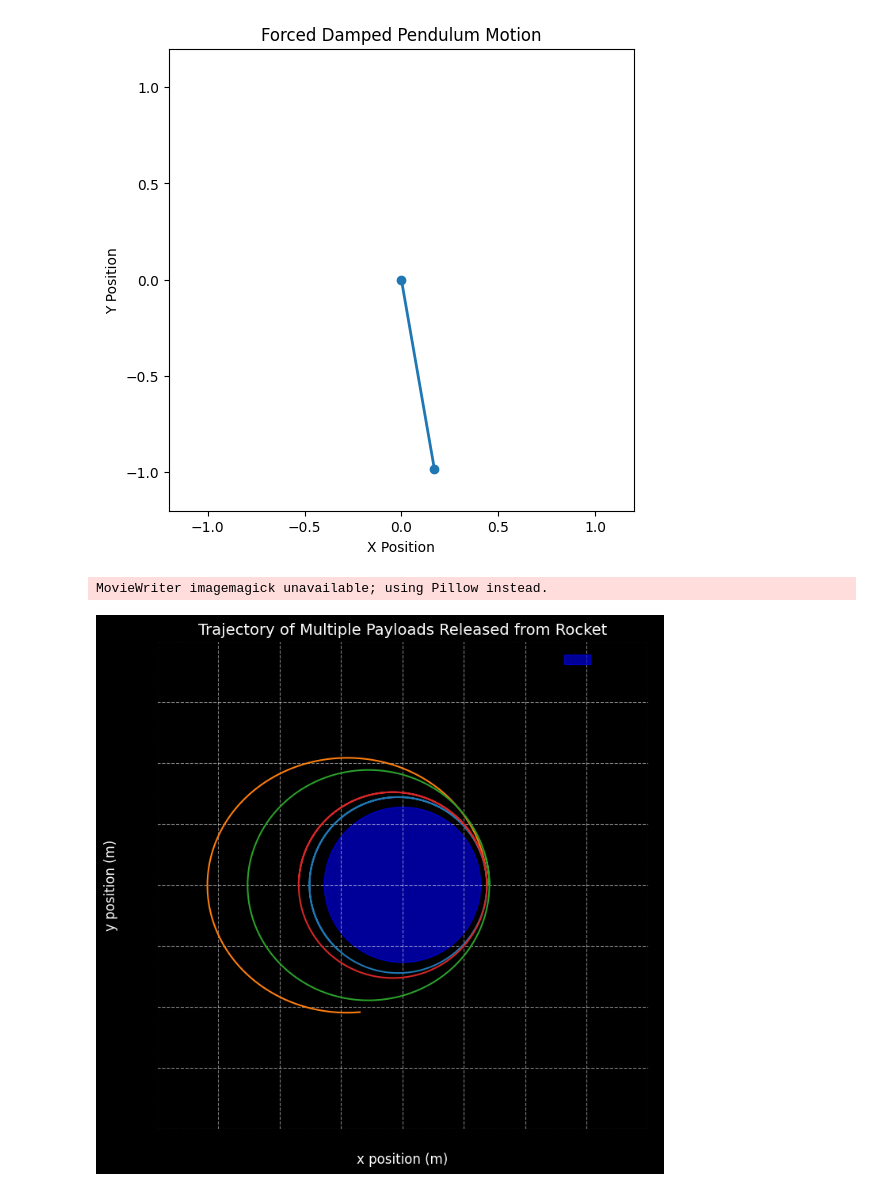
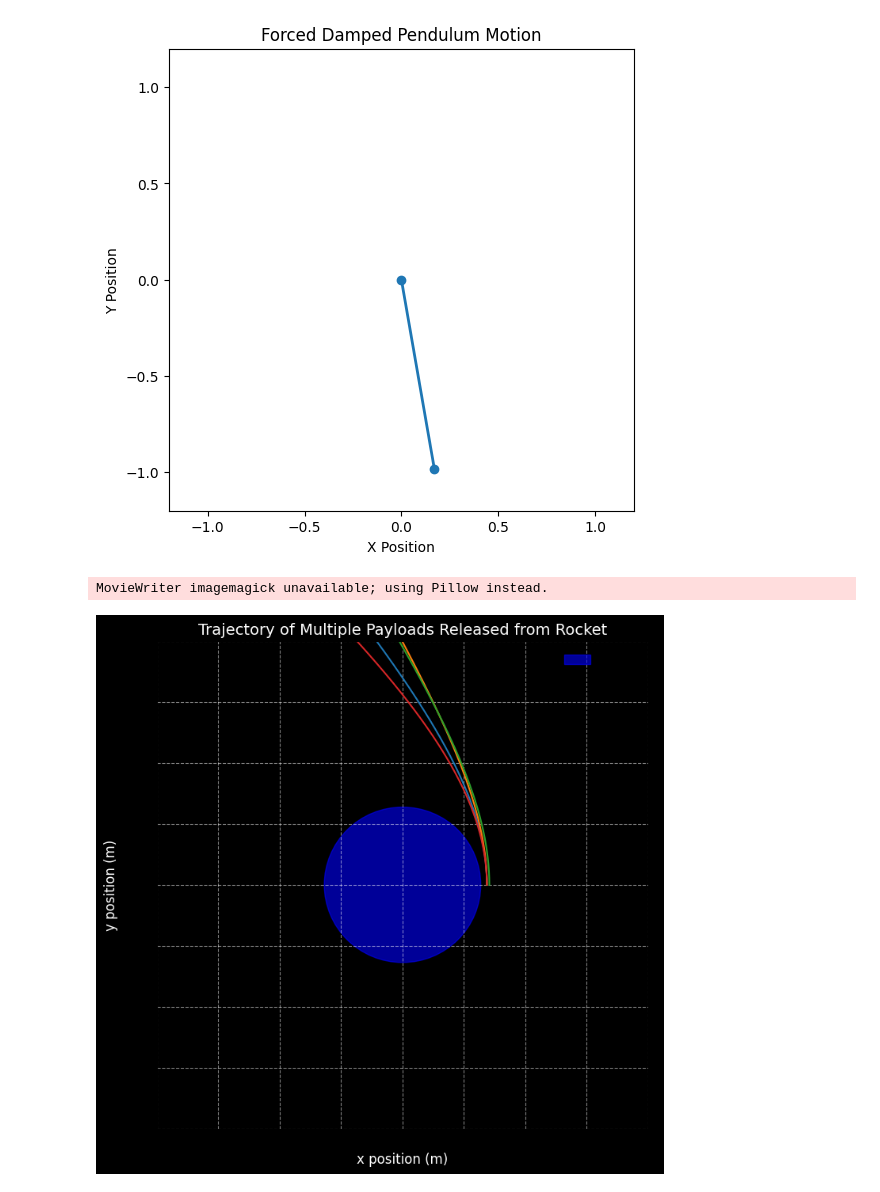
Before and after one commit to YahyaLendani/solutions_repo-main, a Jupyter notebook: docs/1 Physics/1 Mechanics/Problem_2.ipynb, the cells around one changed output. Saved outputs shown, nothing was run; the diff lists cells and outputs as text; code cells hidden in the pictures.

```diff
--- a/docs/1 Physics/1 Mechanics/Problem_2.ipynb
+++ b/docs/1 Physics/1 Mechanics/Problem_2.ipynb
@@ -322,11 +322,12 @@ M_earth = 5.972e24  # Earth's mass (kg)
 R_earth = 6371e3  # Earth's radius (m)
 
 # Initial conditions for multiple payloads
+# Adjusted payload velocities to exceed escape velocity
 payloads = [
-    {"initial_position": np.array([R_earth + 500e3, 0]), "initial_velocity": np.array([0, 7800]), "label": "Payload 1"},
-    {"initial_position": np.array([R_earth + 500e3, 0]), "initial_velocity": np.array([0, 9000]), "label": "Payload 2"},
-    {"initial_position": np.array([R_earth + 700e3, 0]), "initial_velocity": np.array([0, 8500]), "label": "Payload 3"},
-    {"initial_position": np.array([R_earth + 500e3, 0]), "initial_velocity": np.array([0, 8000]), "label": "Payload 4"},
+    {"initial_position": np.array([R_earth + 500e3, 0]), "initial_velocity": np.array([0, 12000]), "label": "Payload 1"},
+    {"initial_position": np.array([R_earth + 500e3, 0]), "initial_velocity": np.array([0, 13000]), "label": "Payload 2"},
+    {"initial_position": np.array([R_earth + 700e3, 0]), "initial_velocity": np.array([0, 12500]), "label": "Payload 3"},
+    {"initial_position": np.array([R_earth + 500e3, 0]), "initial_velocity": np.array([0, 11500]), "label": "Payload 4"},
 ]
 
 # Adjusted time step for an even shorter simulation
@@ -403,31 +404,31 @@ def update(frame, payloads_data, trajectories):
     Update the trajectory plot with the positions at the current frame for each payload.
     """
     for i, (payload_data, trajectory) in enumerate(zip(payloads_data, trajectories)):
         trajectory.set_data(payload_data['x'][:frame], payload_data['y'][:frame])
     return trajectories
 
 # Prepare the initial payload trajectories
 payloads_data = []
 trajectories = []
 
 # Simulate the trajectories for each payload
 for payload in payloads:
     x, y = euler_integration_fast(payload['initial_position'], payload['initial_velocity'], dt, num_steps)
     payload_data = {"x": x, "y": y, "label": payload['label']}
     payloads_data.append(payload_data)
 
     # Initialize the trajectory line for each payload
     trajectory, = ax.plot([], [], label=payload['label'])
     trajectories.append(trajectory)
 
 # Create the animation for multiple payloads
 ani = animation.FuncAnimation(fig, update, frames=num_steps, fargs=(payloads_data, trajectories), interval=50, blit=False)
 
 # Save the animation as a GIF
 ani.save('multiple_payloads_trajectory.gif', writer='imagemagick', fps=30)
 
 # Display the animation
 plt.show()
 # %% [output]
 MovieWriter imagemagick unavailable; using Pillow instead.
-[figure, old version]
+[figure, new version]
```
Also changed, not shown: 2 other files.
